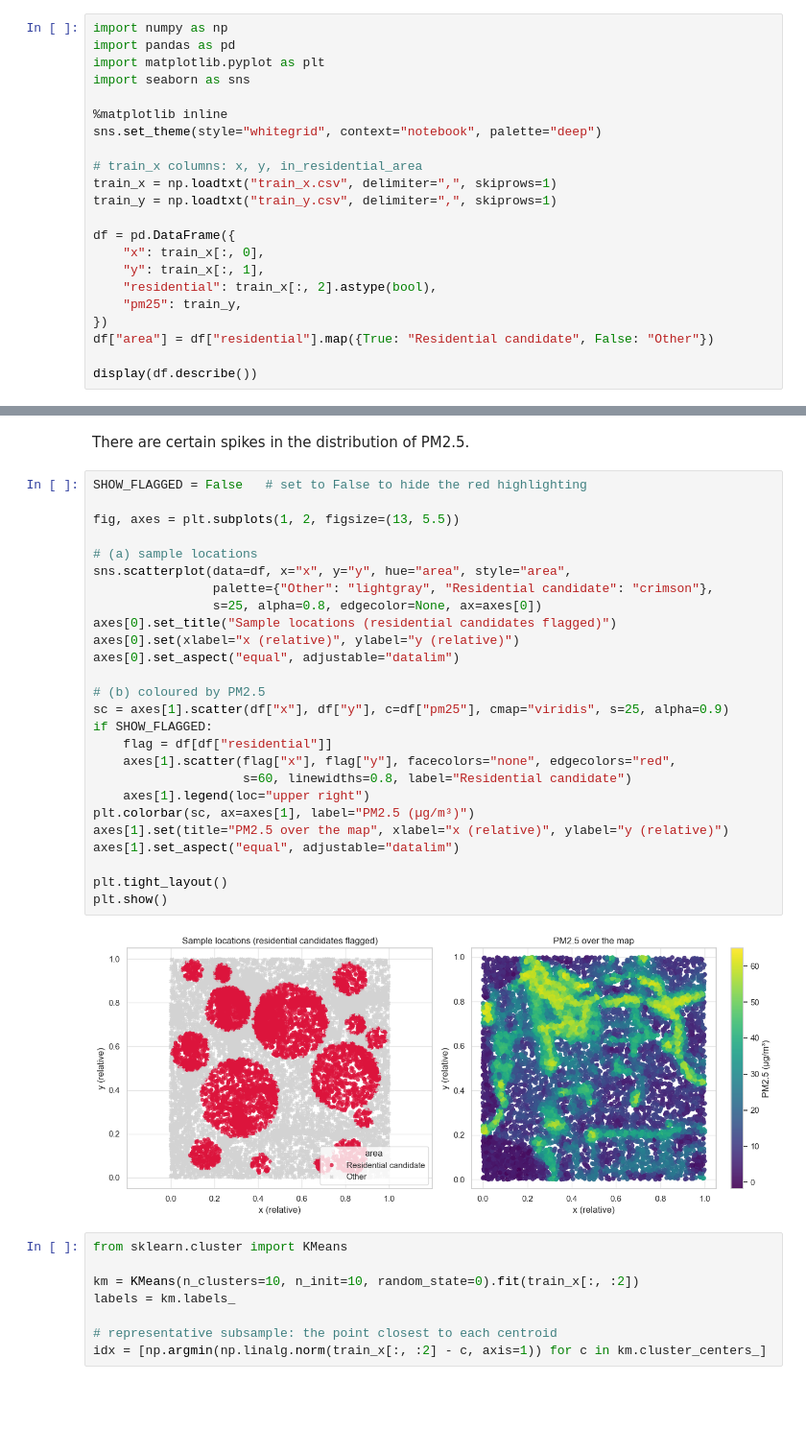
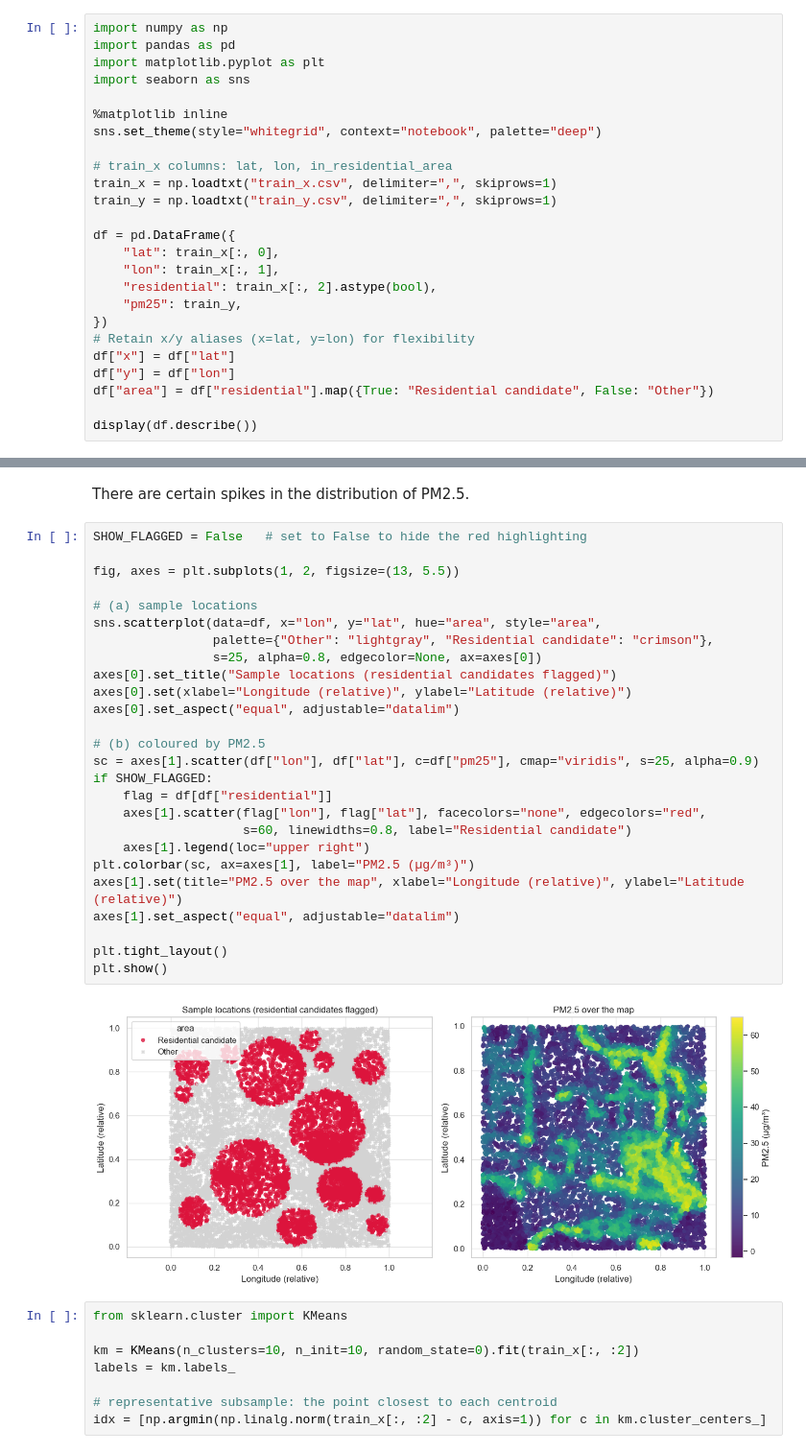
Before and after one commit to Sickthon/PAI_Project_1, a Jupyter notebook: dataset_exploration.ipynb, the cells around one changed output, grey strips where cells are left out. Shown at 96% size. Cells and saved outputs as stored; diff of their text form; blank space fills up the shorter version.

```diff
--- a/dataset_exploration.ipynb
+++ b/dataset_exploration.ipynb
@@ -7,16 +7,19 @@ import seaborn as sns
 %matplotlib inline
 sns.set_theme(style="whitegrid", context="notebook", palette="deep")
 
-# train_x columns: x, y, in_residential_area
+# train_x columns: lat, lon, in_residential_area
 train_x = np.loadtxt("train_x.csv", delimiter=",", skiprows=1)
 train_y = np.loadtxt("train_y.csv", delimiter=",", skiprows=1)
 
 df = pd.DataFrame({
-    "x": train_x[:, 0],
-    "y": train_x[:, 1],
+    "lat": train_x[:, 0],
+    "lon": train_x[:, 1],
     "residential": train_x[:, 2].astype(bool),
     "pm25": train_y,
 })
+# Retain x/y aliases (x=lat, y=lon) for flexibility
+df["x"] = df["lat"]
+df["y"] = df["lon"]
 df["area"] = df["residential"].map({True: "Residential candidate", False: "Other"})
 
 display(df.describe())
@@ -61,31 +64,31 @@ There are certain spikes in the distribution of PM2.5.
 # %%
 SHOW_FLAGGED = False   # set to False to hide the red highlighting
 
 fig, axes = plt.subplots(1, 2, figsize=(13, 5.5))
 
 # (a) sample locations
-sns.scatterplot(data=df, x="x", y="y", hue="area", style="area",
+sns.scatterplot(data=df, x="lon", y="lat", hue="area", style="area",
                 palette={"Other": "lightgray", "Residential candidate": "crimson"},
                 s=25, alpha=0.8, edgecolor=None, ax=axes[0])
 axes[0].set_title("Sample locations (residential candidates flagged)")
-axes[0].set(xlabel="x (relative)", ylabel="y (relative)")
+axes[0].set(xlabel="Longitude (relative)", ylabel="Latitude (relative)")
 axes[0].set_aspect("equal", adjustable="datalim")
 
 # (b) coloured by PM2.5
-sc = axes[1].scatter(df["x"], df["y"], c=df["pm25"], cmap="viridis", s=25, alpha=0.9)
+sc = axes[1].scatter(df["lon"], df["lat"], c=df["pm25"], cmap="viridis", s=25, alpha=0.9)
 if SHOW_FLAGGED:
     flag = df[df["residential"]]
-    axes[1].scatter(flag["x"], flag["y"], facecolors="none", edgecolors="red",
+    axes[1].scatter(flag["lon"], flag["lat"], facecolors="none", edgecolors="red",
                     s=60, linewidths=0.8, label="Residential candidate")
     axes[1].legend(loc="upper right")
 plt.colorbar(sc, ax=axes[1], label="PM2.5 (µg/m³)")
-axes[1].set(title="PM2.5 over the map", xlabel="x (relative)", ylabel="y (relative)")
+axes[1].set(title="PM2.5 over the map", xlabel="Longitude (relative)", ylabel="Latitude (relative)")
 axes[1].set_aspect("equal", adjustable="datalim")
 
 plt.tight_layout()
 plt.show()
 # %% [output]
-[figure, old version]
+[figure, new version]
 # %%
 from sklearn.cluster import KMeans
 
```
Also changed, not shown: parts of 2 cells of this notebook, 3 other files.
